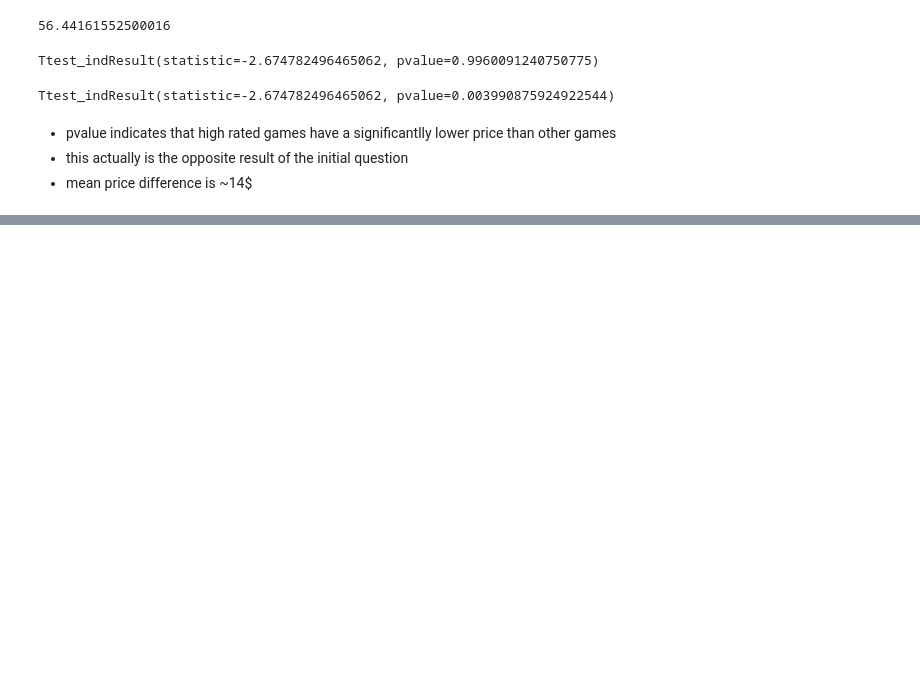
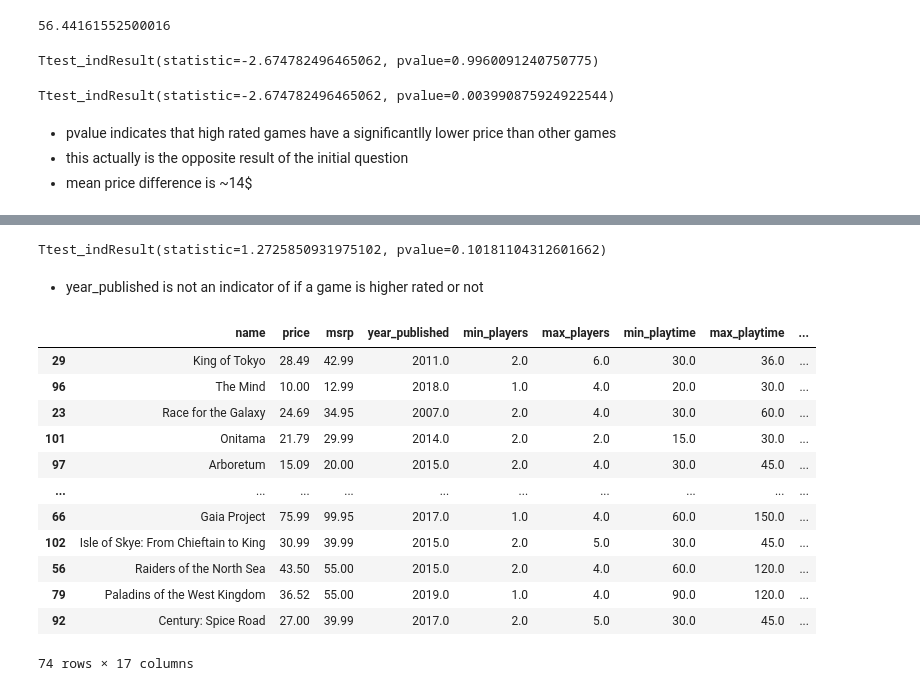
Before and after one commit to Andy-Jensen/board-game-project, a Jupyter notebook: explore.ipynb, the cells around one changed output, grey strips where cells are left out. Saved outputs shown, nothing was run; the diff lists cells and outputs as text; code cells hidden in the pictures; blank space fills up the shorter version.

```diff
--- a/explore.ipynb
+++ b/explore.ipynb
@@ -327,0 +592,6 @@ Ttest_indResult(statistic=-0.8512334048505296, pvalue=0.8017644083629989)
+# %%
+for i, row in df.iterrows():
+    if row['year_published']==3000:
+        df.loc[i, 'year_published'] = (-3000)
+# %%
+train, val, test= ex.tts(df, 'rank')
@@ -327,0 +614,22 @@ Ttest_indResult(statistic=-0.8512334048505296, pvalue=0.8017644083629989)
+# %%
+stats.ttest_ind(hirank, lowrank, alternative='greater', equal_var=False)
+# %% [output]
+Ttest_indResult(statistic=1.2725850931975102, pvalue=0.10181104312601662)
+# %% [markdown]
+* year_published is not an indicator of if a game is higher rated or not
+# %%
+train[train['rank']==1]
+# %% [output]
+|  | name | price | msrp | year_published | min_players | max_players | min_playtime | max_playtime | ... |
+| 29 | King of Tokyo | 28.49 | 42.99 | 2011.0 | 2.0 | 6.0 | 30.0 | 36.0 | ... |
+| 96 | The Mind | 10.00 | 12.99 | 2018.0 | 1.0 | 4.0 | 20.0 | 30.0 | ... |
+| 23 | Race for the Galaxy | 24.69 | 34.95 | 2007.0 | 2.0 | 4.0 | 30.0 | 60.0 | ... |
+| 101 | Onitama | 21.79 | 29.99 | 2014.0 | 2.0 | 2.0 | 15.0 | 30.0 | ... |
+| 97 | Arboretum | 15.09 | 20.00 | 2015.0 | 2.0 | 4.0 | 30.0 | 45.0 | ... |
+| ... | ... | ... | ... | ... | ... | ... | ... | ... | ... |
+| 66 | Gaia Project | 75.99 | 99.95 | 2017.0 | 1.0 | 4.0 | 60.0 | 150.0 | ... |
+| 102 | Isle of Skye: From Chieftain to King | 30.99 | 39.99 | 2015.0 | 2.0 | 5.0 | 30.0 | 45.0 | ... |
+| 56 | Raiders of the North Sea | 43.50 | 55.00 | 2015.0 | 2.0 | 4.0 | 60.0 | 120.0 | ... |
+| 79 | Paladins of the West Kingdom | 36.52 | 55.00 | 2019.0 | 1.0 | 4.0 | 90.0 | 120.0 | ... |
+| 92 | Century: Spice Road | 27.00 | 39.99 | 2017.0 | 2.0 | 5.0 | 30.0 | 45.0 | ... |
+74 rows × 17 columns
```
Also changed, not shown: parts of 120 cells of this notebook.
